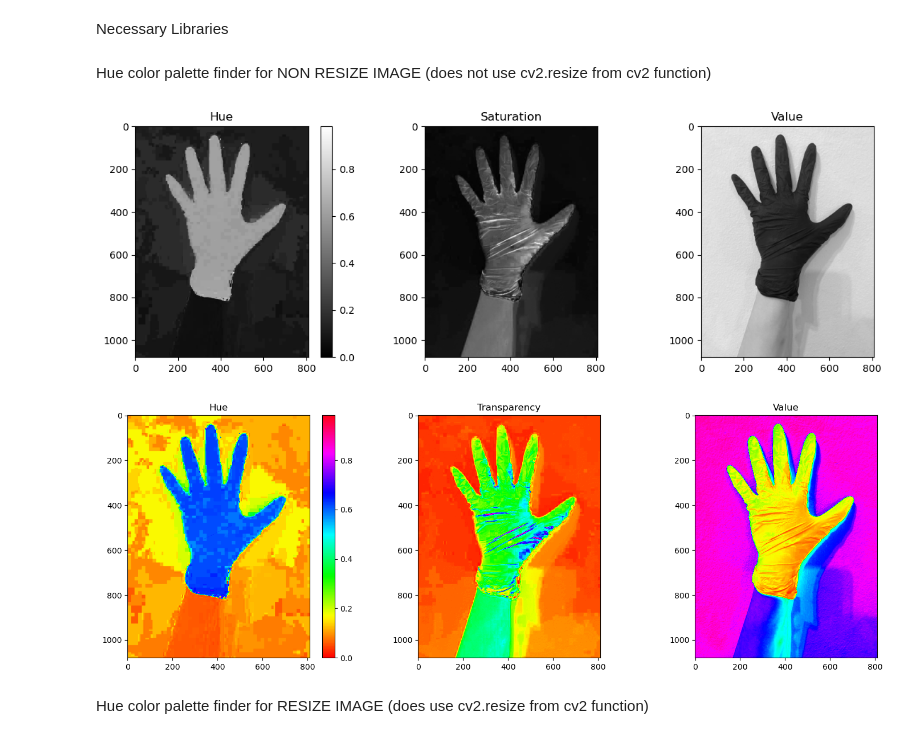
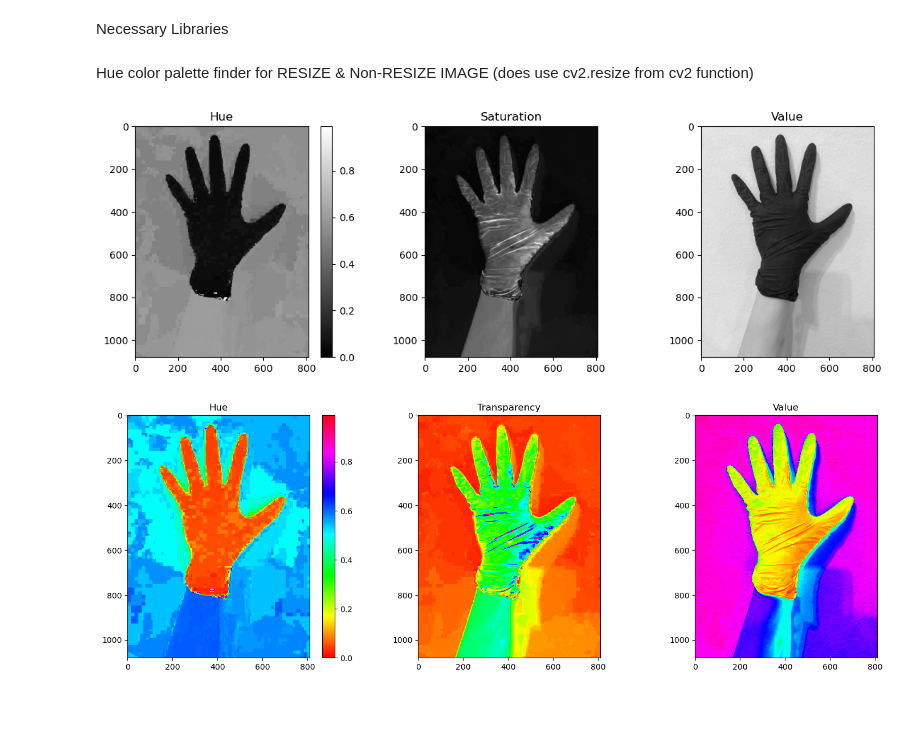
Before and after one commit to JJLee2910/Glove-Defect-Detection-System, a Jupyter notebook: tools/color_range_detector.ipynb, the cells around one changed output. Saved outputs shown, nothing was run; the diff lists cells and outputs as text; code cells hidden in the pictures; blank space fills up the shorter version.

Commit message:
updated for cloth detection color range and color_range_detector tools

```diff
--- a/tools/color_range_detector.ipynb
+++ b/tools/color_range_detector.ipynb
@@ -8,42 +8,42 @@ import matplotlib.pyplot as plt
 import numpy as np
 import cv2 as cv
 # %% [markdown]
-Hue color palette finder for NON RESIZE IMAGE (does not use cv2.resize from cv2 function)
+Hue color palette finder for RESIZE & Non-RESIZE IMAGE (does use cv2.resize from cv2 function)
 # %%
+import cv2
 def visualize_hsv_channels(image):
     hsv_image = rgb2hsv(image)
 
     fig, ax = plt.subplots(1, 3, figsize=(12, 4))
     channel_titles = ['Hue', 'Saturation', 'Value']
     for i, title in enumerate(channel_titles):
         ax[i].imshow(hsv_image[..., i], cmap='gray')
         ax[i].set_title(title)
 
     fig.colorbar(ax[0].imshow(hsv_image[..., 0], cmap='gray'))
     fig.tight_layout()
 
     plt.show()
 
 def visualize_hsv_colormap(image):
     hsv_image = rgb2hsv(image)
 
     fig, ax = plt.subplots(1, 3, figsize=(15, 5))
     channel_titles = ['Hue', 'Transparency', 'Value']
     for i, title in enumerate(channel_titles):
         ax[i].imshow(hsv_image[..., i], cmap='hsv')
         ax[i].set_title(title)
 
     fig.colorbar(ax[0].imshow(hsv_image[..., 0], cmap='hsv'))
     fig.tight_layout()
 
     plt.show()
 
 # Load the image and visualize the HSV channels
-img = imread("C:\\Users\\JJ\\OneDrive\\Desktop\\Glove-Defect-Detection-System\\Images\\Cloth\\test1.jpg")
-visualize_hsv_channels(img)
-visualize_hsv_colormap(img)
+image = cv2.imread("C:\\Users\\JJ\\OneDrive\\Desktop\\Glove-Defect-Detection-System\\Images\\Cloth\\test1.jpg")
+# new_img = cv2.resize(image, None, fx=0.2, fy=0.2)
+visualize_hsv_channels(image)
+visualize_hsv_colormap(image)
 # %% [output]
-[figure, old version]
+[figure, new version]
-[figure, old version]
+[figure, new version]
-# %% [markdown]
-Hue color palette finder for RESIZE IMAGE (does use cv2.resize from cv2 function)
```
Also changed, not shown: parts of 5 cells of this notebook, 2 other files.
